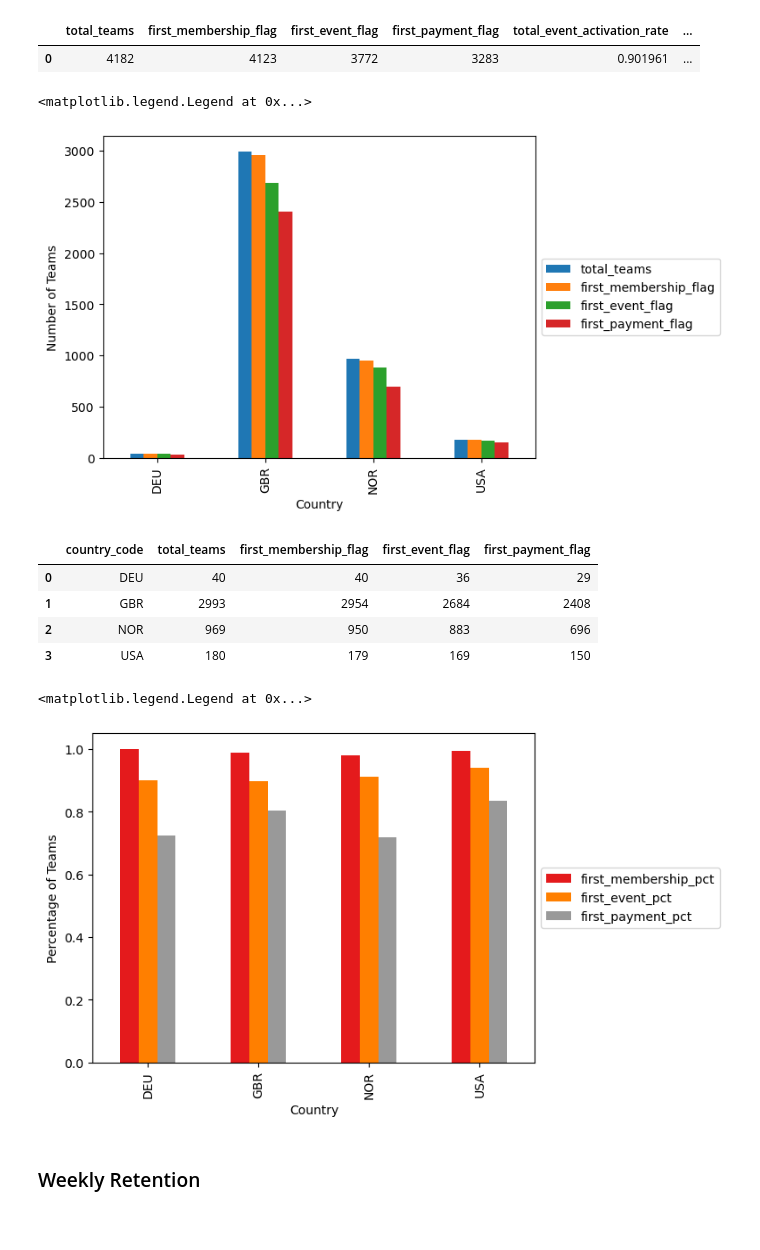
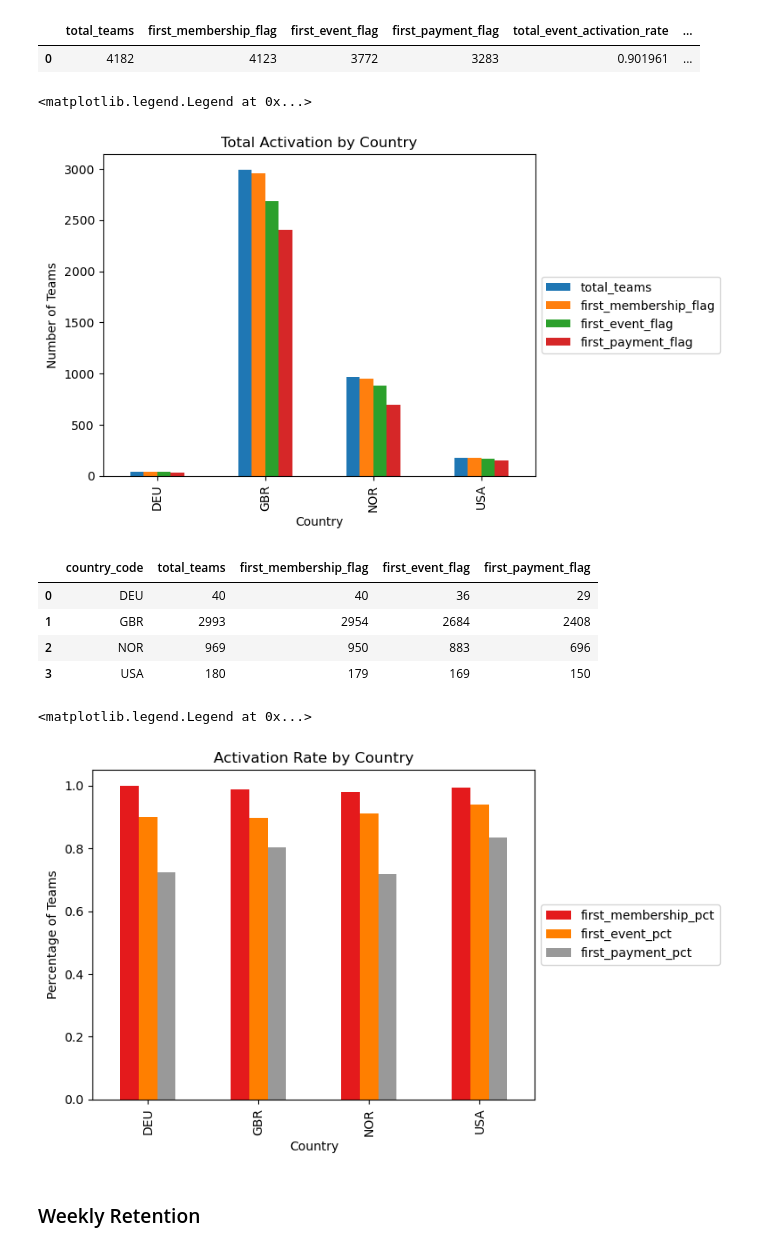
Before and after one commit to kevmb99/spond_interview, a Jupyter notebook: eda.ipynb, the cells around one changed output. Drawn from its saved outputs; the diff is of its cells as text; code cells hidden in the pictures.

```diff
--- a/eda.ipynb
+++ b/eda.ipynb
@@ -423,13 +423,14 @@ activation_by_country = teams_activation.groupby('country_code').agg(
     )
 # %%
 ax = activation_by_country.plot.bar(
+    title='Total Activation by Country',
     x='country_code',
     xlabel='Country',
     ylabel='Number of Teams')
 ax.legend(loc='center left', bbox_to_anchor=(1,0.5))
 # %% [output]
 <matplotlib.legend.Legend at 0x...>
-[figure, old version]
+[figure, new version]
 # %%
 activation_by_country
 # %% [output]
@@ -455,6 +456,7 @@ activation_by_country_pct.drop(
 )
 # %%
 ax = activation_by_country_pct.plot.bar(
+    title='Activation Rate by Country',
     x='country_code',
     colormap='Set1',
     xlabel='Country',
@@ -463,7 +465,7 @@ ax = activation_by_country_pct.plot.bar(
 ax.legend(loc='center left', bbox_to_anchor=(1,0.5))
 # %% [output]
 <matplotlib.legend.Legend at 0x...>
-[figure, old version]
+[figure, new version]
 # %% [markdown]
 ### Weekly Retention
 # %% [markdown]
```
Also changed, not shown: parts of 3 cells of this notebook.
